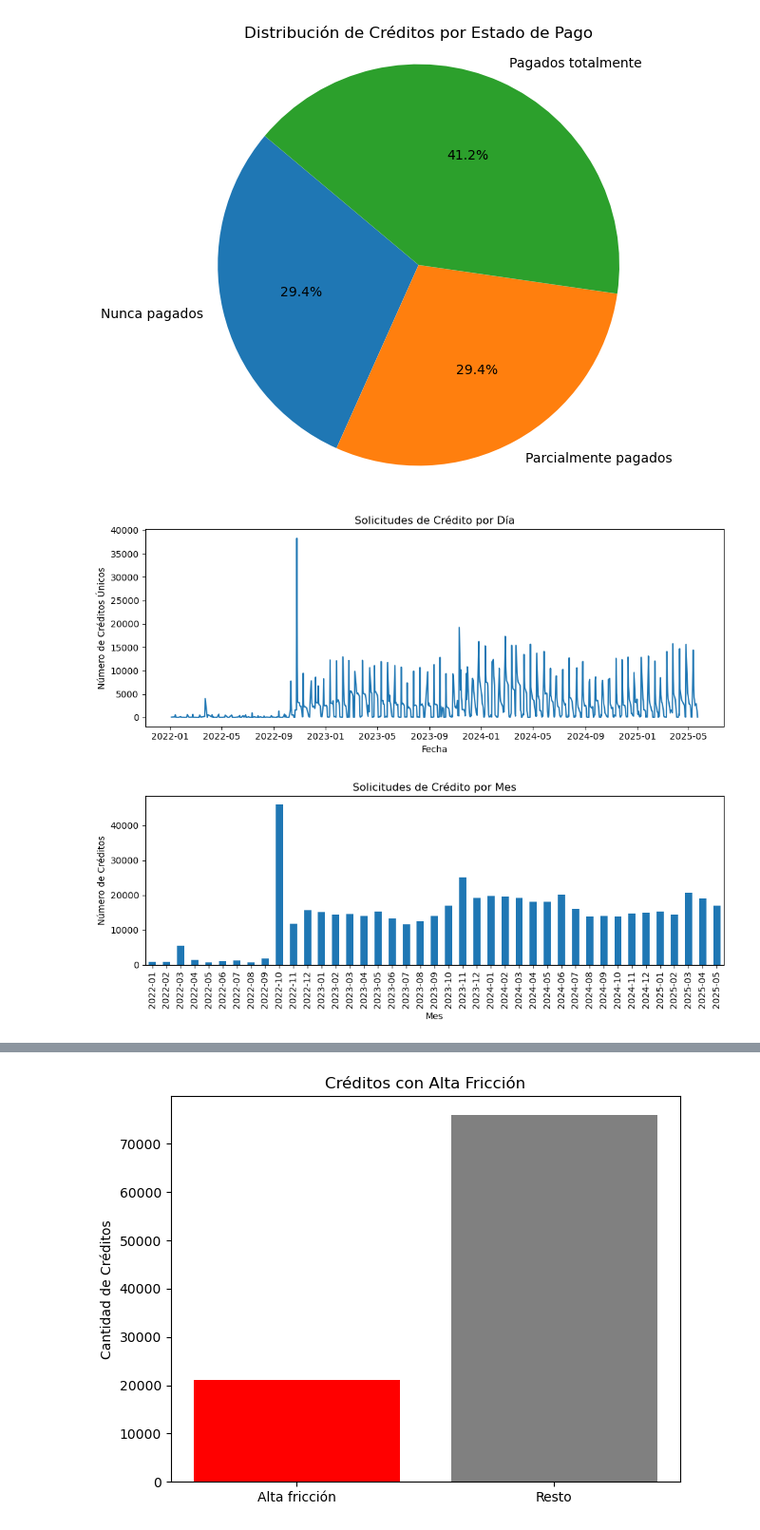
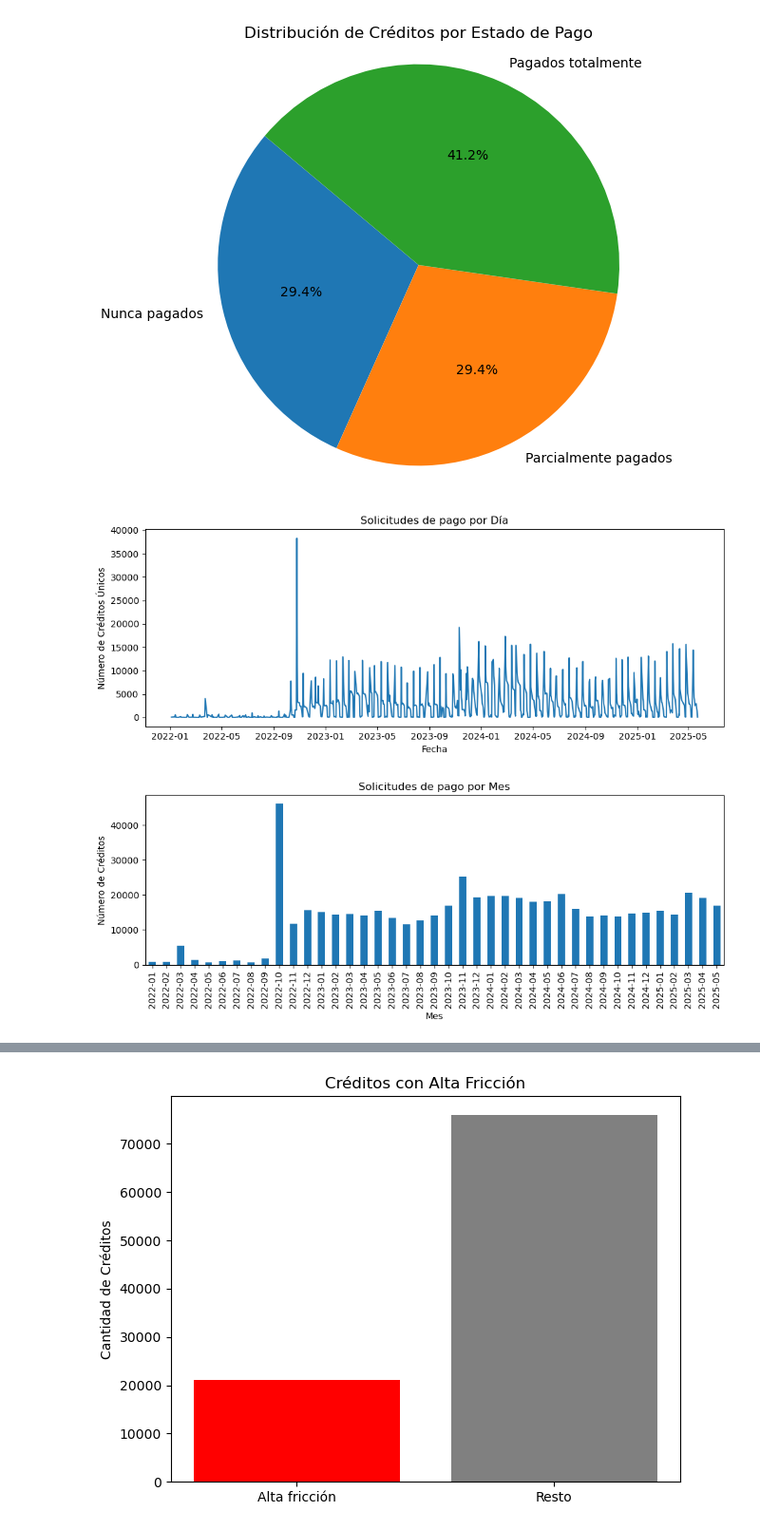
Before and after one commit to allfunso/Qubitos-Datathon, a Jupyter notebook: analysis.ipynb, the cells around one changed output, grey strips where cells are left out. Shown at 95% size. Saved outputs shown, nothing was run; the diff lists cells and outputs as text; code cells hidden in the pictures.

```diff
--- a/analysis.ipynb
+++ b/analysis.ipynb
@@ -190,18 +190,18 @@ plt.show()
 # %% [output]
 [figure]
 # %%
-solicitudes_por_dia.plot(kind='line', figsize=(10, 4), title='Solicitudes de Crédito por Día')
+solicitudes_por_dia.plot(kind='line', figsize=(10, 4), title='Solicitudes de pago por Día')
 plt.xlabel('Fecha')
 plt.ylabel('Número de Créditos Únicos')
 plt.tight_layout()
 plt.show()
 # %% [output]
-[figure, old version]
+[figure, new version]
 # %%
-solicitudes_por_mes.plot(kind='bar', figsize=(10, 4), title='Solicitudes de Crédito por Mes')
+solicitudes_por_mes.plot(kind='bar', figsize=(10, 4), title='Solicitudes de pago por Mes')
 plt.xlabel('Mes')
 plt.ylabel('Número de Créditos')
 plt.tight_layout()
 plt.show()
 # %% [output]
-[figure, old version]
+[figure, new version]
```
Also changed, not shown: parts of 3 cells of this notebook.
